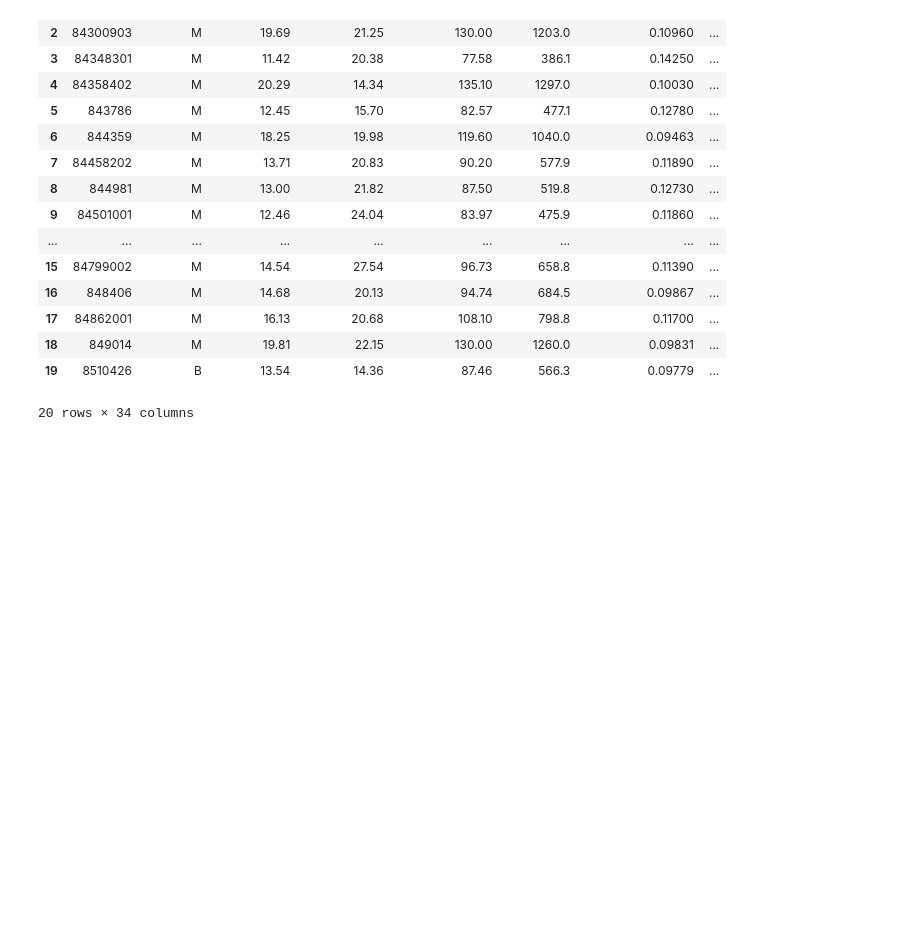
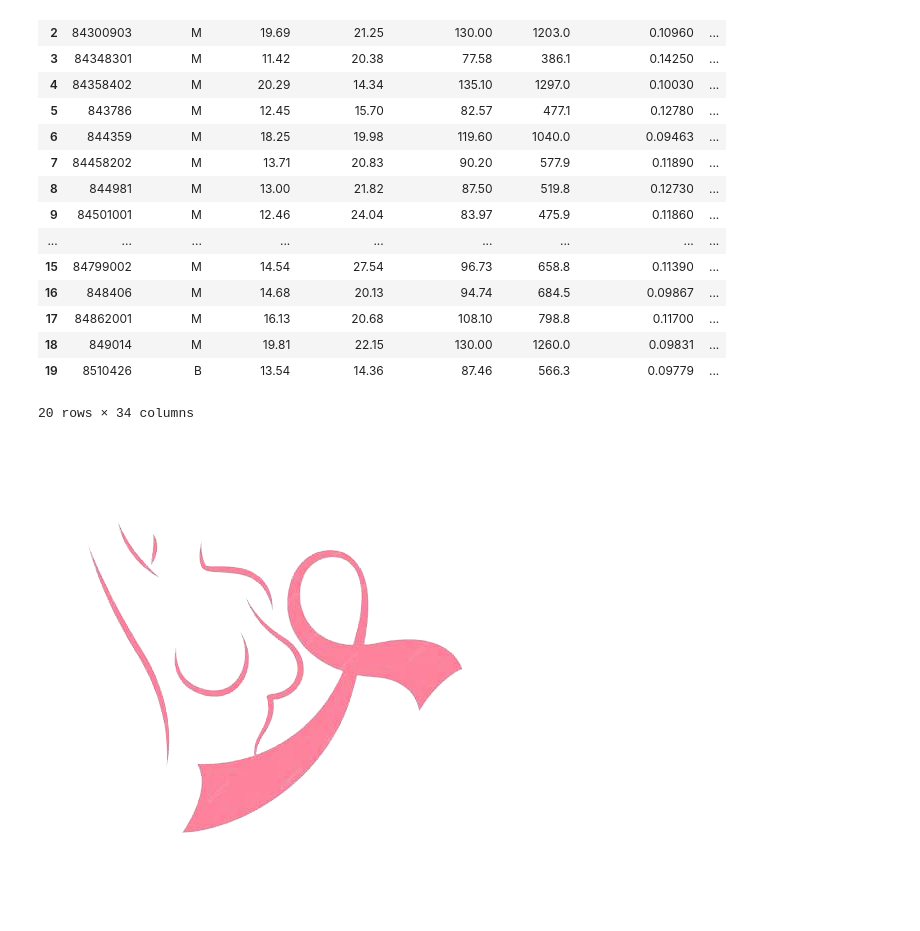
Before and after one commit to Mcps40/Dunder, a Jupyter notebook: data_Cancer.ipynb, the cells around one changed output. Drawn from its saved outputs; the diff is of its cells as text; code cells hidden in the pictures; blank space fills up the shorter version.

```diff
--- a/data_Cancer.ipynb
+++ b/data_Cancer.ipynb
@@ -228,3 +235,8 @@ display(data.head(20))
 | 18 | 849014 | M | 19.81 | 22.15 | 130.00 | 1260.0 | 0.09831 | ... |
 | 19 | 8510426 | B | 13.54 | 14.36 | 87.46 | 566.3 | 0.09779 | ... |
 20 rows × 34 columns
+# %%
+path="/content/Mineria_Datos/img/mama.png"
+display(Image.open(path))
+# %% [output]
+[figure, added]
```
Also changed, not shown: parts of 7 cells of this notebook.
